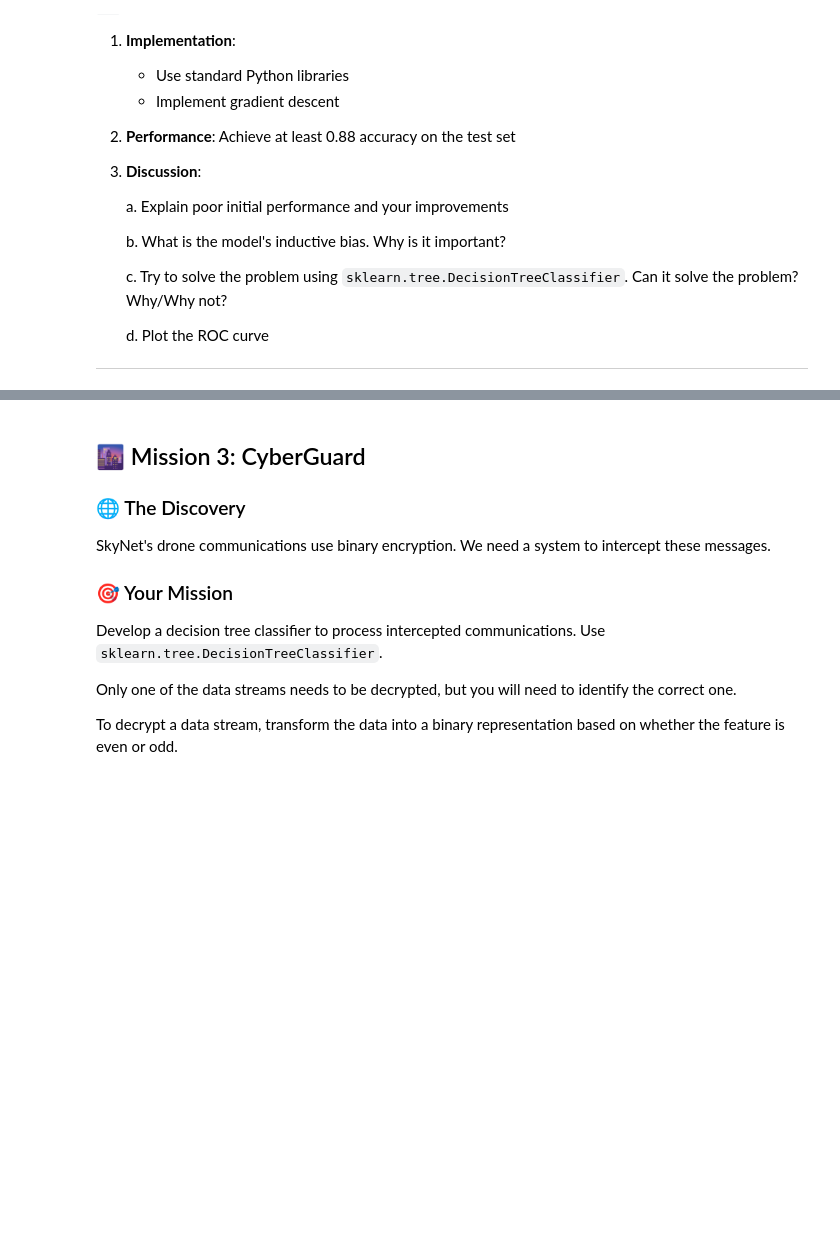
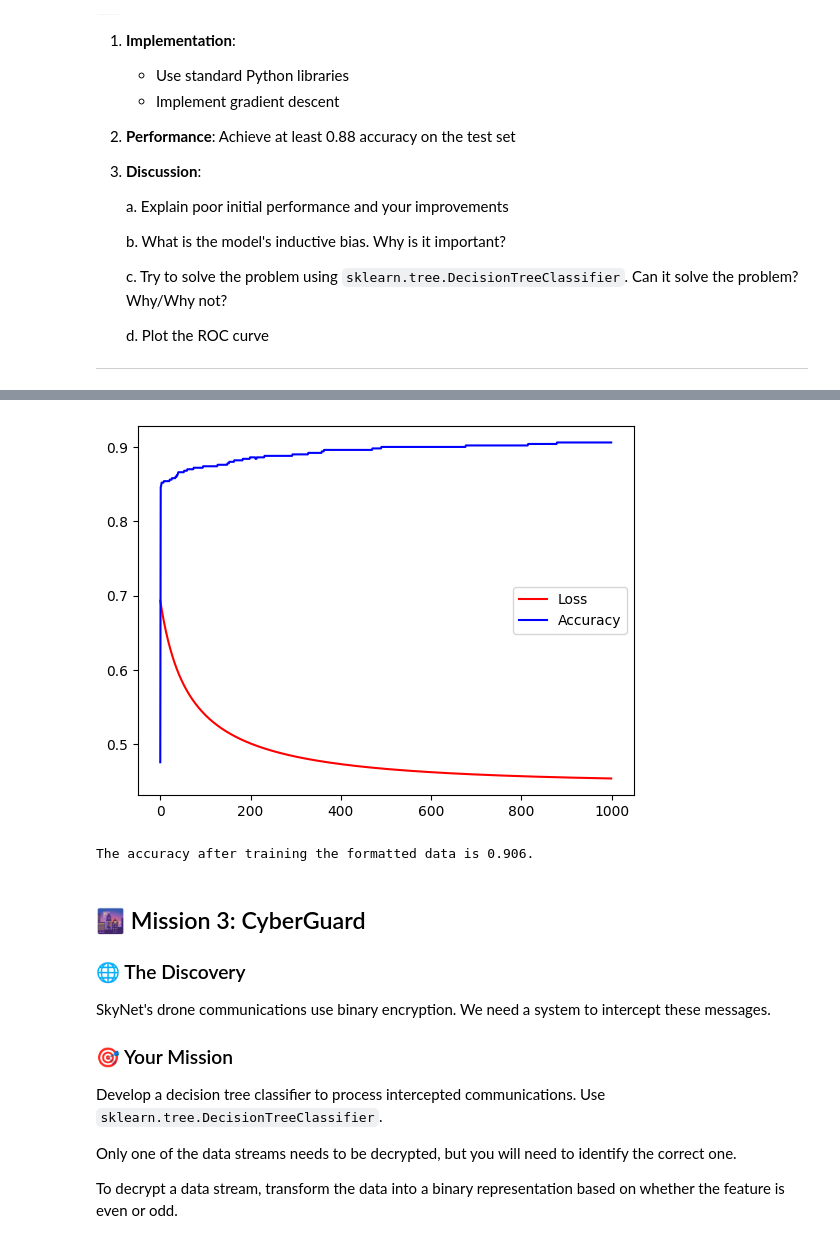
Before and after one commit to amundhby/IntroML-Prosjekt1, a Jupyter notebook: Assignment1/Chapter_1.ipynb, the cells around one changed output, grey strips where cells are left out. Saved outputs shown, nothing was run; the diff lists cells and outputs as text; code cells hidden in the pictures; blank space fills up the shorter version.

```diff
--- a/Assignment1/Chapter_1.ipynb
+++ b/Assignment1/Chapter_1.ipynb
@@ -179,3 +232,14 @@ test = data[data['split'] == 'test']
+# %%
+epoch_list = np.arange(0, 1000, 1)
+plt.plot(epoch_list, log_reg_formatted.losses, c='red', label="Loss")
+plt.plot(epoch_list, log_reg_formatted.train_accuracies, c='blue', label="Accuracy")
+plt.legend()
+plt.show()
+
+print(f'The accuracy after training the formatted data is {log_reg_formatted.train_accuracies[-1]}.')
+# %% [output]
+[figure, added]
+The accuracy after training the formatted data is 0.906.
 # %% [markdown]
 ## 🌆 Mission 3: CyberGuard
 
```
Also changed, not shown: parts of 5 cells of this notebook, 2 other files.
